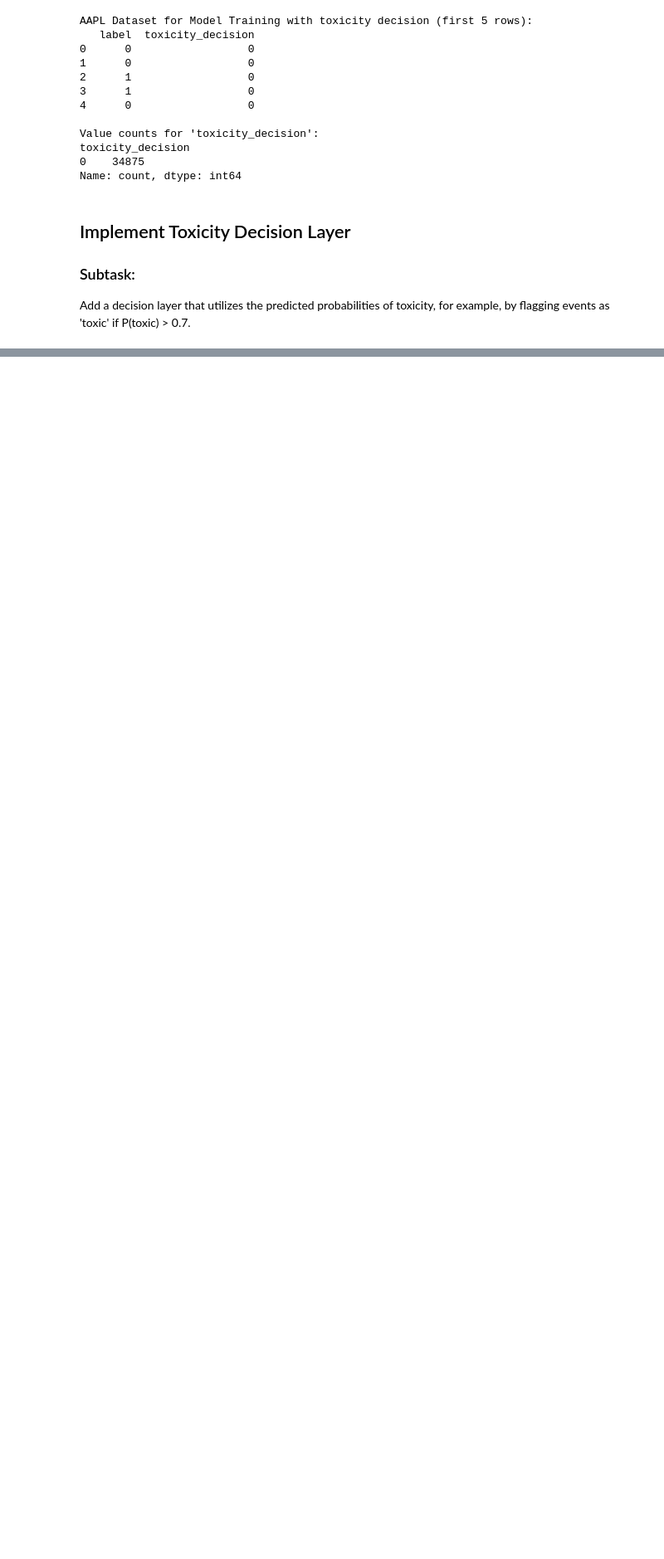
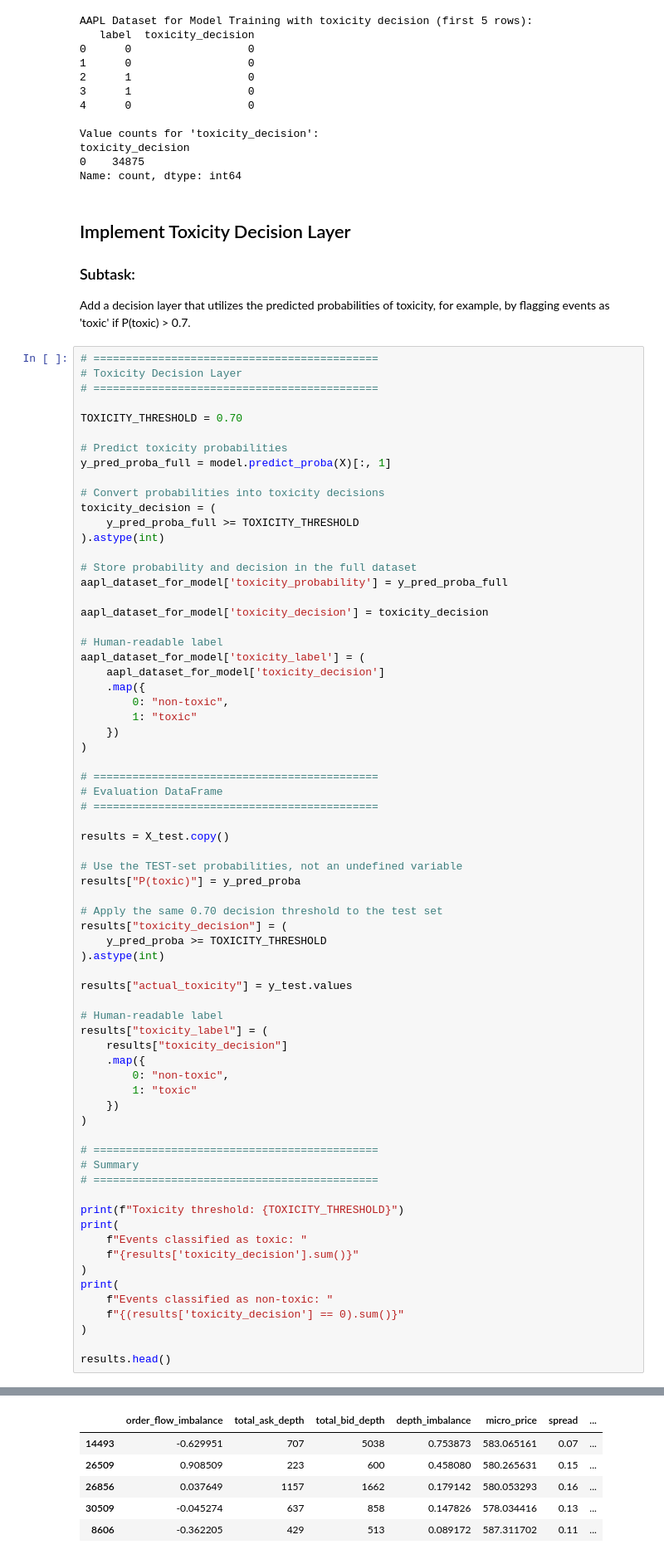
Before and after one commit to Selaric/toxic_flow_execution_agent, a Jupyter notebook: toxic_flow_execution_agent.ipynb, the cells around one changed output, grey strips where cells are left out. Shown at 83% size. Drawn from its saved outputs; the diff is of its cells as text; blank space fills up the shorter version.

Commit message:
Data, Toxicity labeling, Feature extraction, Model → P(toxic) ,Decision threshold (P > 0.70), Toxic / Non-toxic

```diff
--- a/toxic_flow_execution_agent.ipynb
+++ b/toxic_flow_execution_agent.ipynb
@@ -779,3 +784,73 @@ Name: count, dtype: int64
 
 ### Subtask:
 Add a decision layer that utilizes the predicted probabilities of toxicity, for example, by flagging events as 'toxic' if P(toxic) > 0.7.
+# %%
+# ============================================
+# Toxicity Decision Layer
+# ============================================
+
+TOXICITY_THRESHOLD = 0.70
+
+# Predict toxicity probabilities
+y_pred_proba_full = model.predict_proba(X)[:, 1]
+
+# Convert probabilities into toxicity decisions
+toxicity_decision = (
+    y_pred_proba_full >= TOXICITY_THRESHOLD
+).astype(int)
+
+# Store probability and decision in the full dataset
+aapl_dataset_for_model['toxicity_probability'] = y_pred_proba_full
+
+aapl_dataset_for_model['toxicity_decision'] = toxicity_decision
+
+# Human-readable label
+aapl_dataset_for_model['toxicity_label'] = (
+    aapl_dataset_for_model['toxicity_decision']
+    .map({
+        0: "non-toxic",
+        1: "toxic"
+    })
+)
+
+# ============================================
+# Evaluation DataFrame
+# ============================================
+
+results = X_test.copy()
+
+# Use the TEST-set probabilities, not an undefined variable
+results["P(toxic)"] = y_pred_proba
+
+# Apply the same 0.70 decision threshold to the test set
+results["toxicity_decision"] = (
+    y_pred_proba >= TOXICITY_THRESHOLD
+).astype(int)
+
+results["actual_toxicity"] = y_test.values
+
+# Human-readable label
+results["toxicity_label"] = (
+    results["toxicity_decision"]
+    .map({
+        0: "non-toxic",
+        1: "toxic"
+    })
+)
+
+# ============================================
+# Summary
+# ============================================
+
+print(f"Toxicity threshold: {TOXICITY_THRESHOLD}")
+print(
+    f"Events classified as toxic: "
+    f"{results['toxicity_decision'].sum()}"
+)
+print(
+    f"Events classified as non-toxic: "
+    f"{(results['toxicity_decision'] == 0).sum()}"
+)
+
+results.head()
+# %% [output]
@@ -781,0 +860,6 @@ Add a decision layer that utilizes the predicted probabilities of toxicity, for
+|  | order_flow_imbalance | total_ask_depth | total_bid_depth | depth_imbalance | micro_price | spread | ... |
+| 14493 | -0.629951 | 707 | 5038 | 0.753873 | 583.065161 | 0.07 | ... |
+| 26509 | 0.908509 | 223 | 600 | 0.458080 | 580.265631 | 0.15 | ... |
+| 26856 | 0.037649 | 1157 | 1662 | 0.179142 | 580.053293 | 0.16 | ... |
+| 30509 | -0.045274 | 637 | 858 | 0.147826 | 578.034416 | 0.13 | ... |
+| 8606 | -0.362205 | 429 | 513 | 0.089172 | 587.311702 | 0.11 | ... |
```
Also changed, not shown: parts of 4 cells of this notebook.
